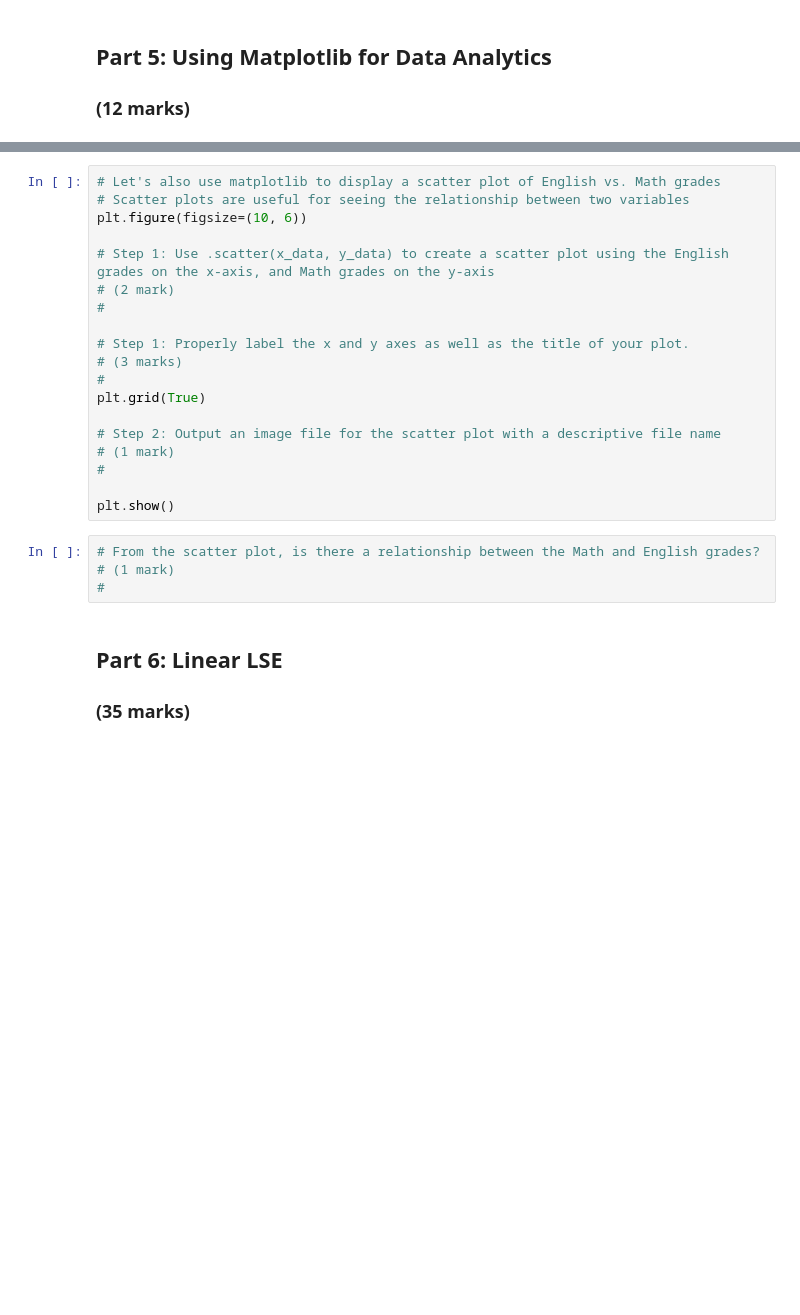
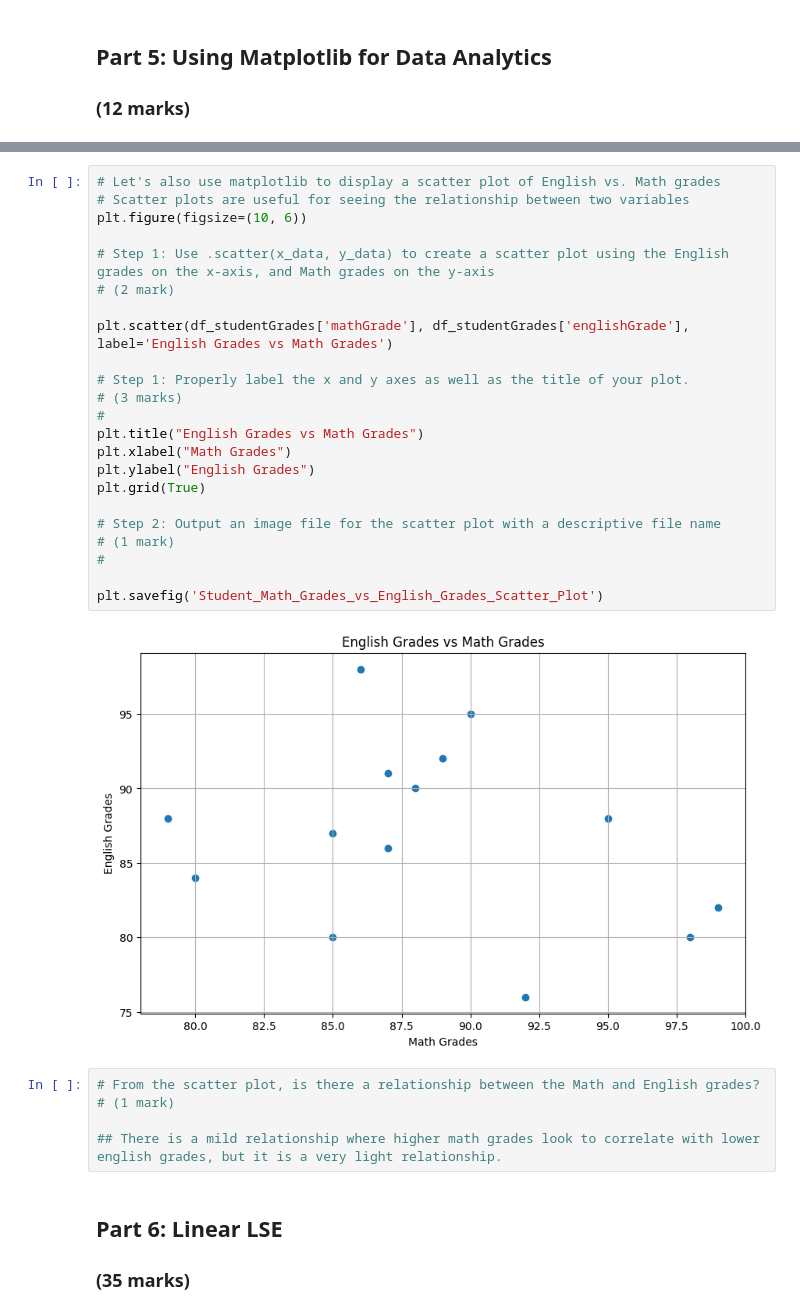
Before and after one commit to joey-craig/ENGG680_2025_Fall, a Jupyter notebook: Lab_Assignment 1/StudentGradeManagementSystem.ipynb, the cells around one changed output, grey strips where cells are left out. Cells and saved outputs as stored; diff of their text form; blank space fills up the shorter version.

```diff
--- a/Lab_Assignment 1/StudentGradeManagementSystem.ipynb
+++ b/Lab_Assignment 1/StudentGradeManagementSystem.ipynb
@@ -638,26 +657,33 @@ plt.show()
 # %%
 # Let's also use matplotlib to display a scatter plot of English vs. Math grades
 # Scatter plots are useful for seeing the relationship between two variables
 plt.figure(figsize=(10, 6))
 
 # Step 1: Use .scatter(x_data, y_data) to create a scatter plot using the English grades on the x-axis, and Math grades on the y-axis
 # (2 mark)
-#
+
+plt.scatter(df_studentGrades['mathGrade'], df_studentGrades['englishGrade'], label='English Grades vs Math Grades')
 
 # Step 1: Properly label the x and y axes as well as the title of your plot.
 # (3 marks)
 #
+plt.title("English Grades vs Math Grades")
+plt.xlabel("Math Grades")
+plt.ylabel("English Grades")
 plt.grid(True)
 
 # Step 2: Output an image file for the scatter plot with a descriptive file name
 # (1 mark)
 #
 
-plt.show()
+plt.savefig('Student_Math_Grades_vs_English_Grades_Scatter_Plot')
+# %% [output]
+[figure, added]
 # %%
 # From the scatter plot, is there a relationship between the Math and English grades?
 # (1 mark)
-#
+
+## There is a mild relationship where higher math grades look to correlate with lower english grades, but it is a very light relationship.
 # %% [markdown]
 ## Part 6: Linear LSE
 ### (35 marks)
```
Also changed, not shown: parts of 15 cells of this notebook.
